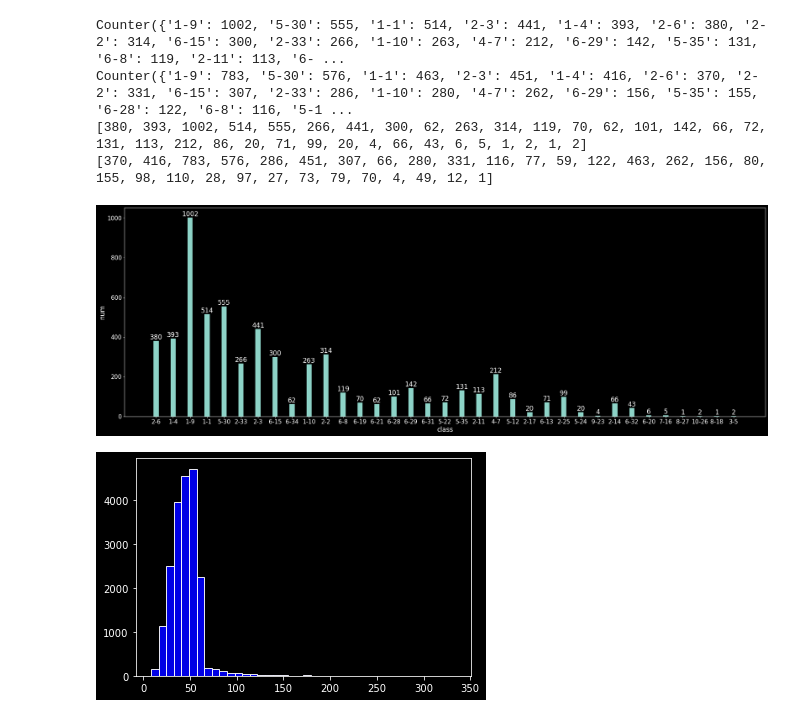
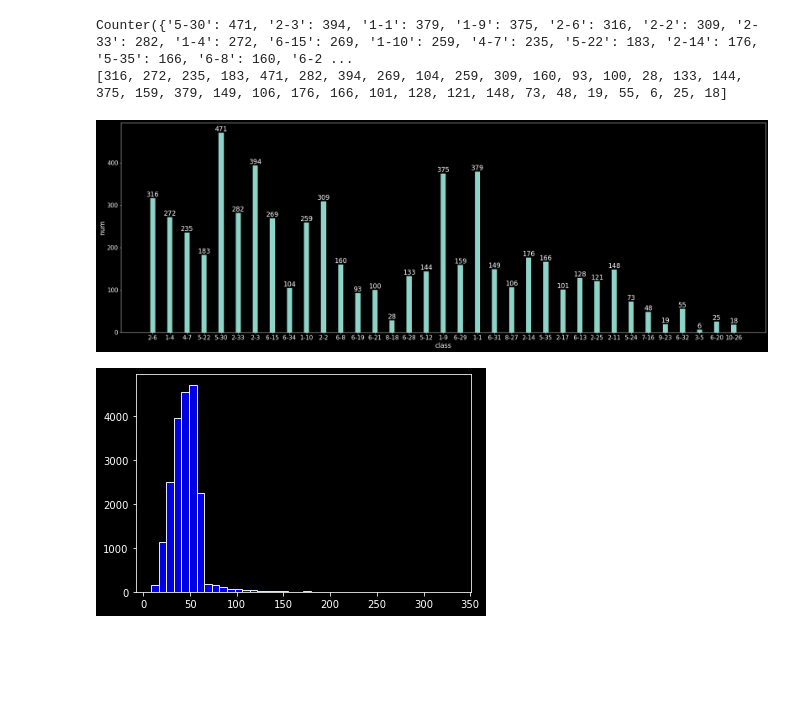
Before and after one commit to LawsonAbs/daguan, a Jupyter notebook: risk_data_grand/utils/show.ipynb, the cells around one changed output. Saved outputs shown, nothing was run; the diff lists cells and outputs as text; code cells hidden in the pictures; blank space fills up the shorter version.

```diff
--- a/risk_data_grand/utils/show.ipynb
+++ b/risk_data_grand/utils/show.ipynb
@@ -22,42 +22,40 @@ def statistic(submission_path):
     for label in id_label.values():
 
         cnt[label]+=1
 
     print(cnt)
     return cnt
 
 
 
 if __name__ == "__main__":
     x = [0,1]
-    cnt = dict(statistic("/home/lawson/program/daguan/submission_epoch_10_ls_0.1.csv"))
-    cnt2 = dict(statistic("/home/lawson/program/daguan/submission_ensemble.csv"))
+    cnt = dict(statistic("/home/lawson/program/daguan/submission_balance_10_num_30.csv"))
+    # cnt2 = dict(statistic("/home/lawson/program/daguan/submission_ensemble.csv"))
     # print(type(cnt))
     x = list(cnt.keys())
     index = np.arange(len(x))
 
     y = list(cnt.values())
-    y2 = list(cnt2.values())
+    # y2 = list(cnt2.values())
     print(y)
-    print(y2)
+    # print(y2)
     plt.figure(figsize=(30,10))
     for a,b in zip(x,y):
         plt.text(a, b+0.05, '%.0f' % b, ha='center', va= 'bottom',fontsize=17)
 
     # for a,b in zip(x,y2):
     #     plt.text(x, b+0.05, '%.0f' % b, ha='center', va= 'bottom',fontsize=17)
     plt.tick_params(labelsize=15)
     plt.xlabel("class",fontdict={"fontsize":17})
     plt.ylabel("num",fontdict={"fontsize":17})
     plt.bar(x,y,width=0.3,align='center') # 画柱状图
     # plt.bar(index+0.4,y2,width=0.3,align='center') # 画柱状图
     plt.show()
 # %% [output]
-Counter({'1-9': 1002, '5-30': 555, '1-1': 514, '2-3': 441, '1-4': 393, '2-6': 380, '2-2': 314, '6-15': 300, '2-33': 266, '1-10': 263, '4-7': 212, '6-29': 142, '5-35': 131, '6-8': 119, '2-11': 113, '6- ...
-Counter({'1-9': 783, '5-30': 576, '1-1': 463, '2-3': 451, '1-4': 416, '2-6': 370, '2-2': 331, '6-15': 307, '2-33': 286, '1-10': 280, '4-7': 262, '6-29': 156, '5-35': 155, '6-28': 122, '6-8': 116, '5-1 ...
-[380, 393, 1002, 514, 555, 266, 441, 300, 62, 263, 314, 119, 70, 62, 101, 142, 66, 72, 131, 113, 212, 86, 20, 71, 99, 20, 4, 66, 43, 6, 5, 1, 2, 1, 2]
-[370, 416, 783, 576, 286, 451, 307, 66, 280, 331, 116, 77, 59, 122, 463, 262, 156, 80, 155, 98, 110, 28, 97, 27, 73, 79, 70, 4, 49, 12, 1]
+Counter({'5-30': 471, '2-3': 394, '1-1': 379, '1-9': 375, '2-6': 316, '2-2': 309, '2-33': 282, '1-4': 272, '6-15': 269, '1-10': 259, '4-7': 235, '5-22': 183, '2-14': 176, '5-35': 166, '6-8': 160, '6-2 ...
+[316, 272, 235, 183, 471, 282, 394, 269, 104, 259, 309, 160, 93, 100, 28, 133, 144, 375, 159, 379, 149, 106, 176, 166, 101, 128, 121, 148, 73, 48, 19, 55, 6, 25, 18]
-[figure, old version]
+[figure, new version]
 # %%
 # 分析train+test中每行文本的长度
 import matplotlib.pyplot as plt
```
Also changed, not shown: 1 other file.
